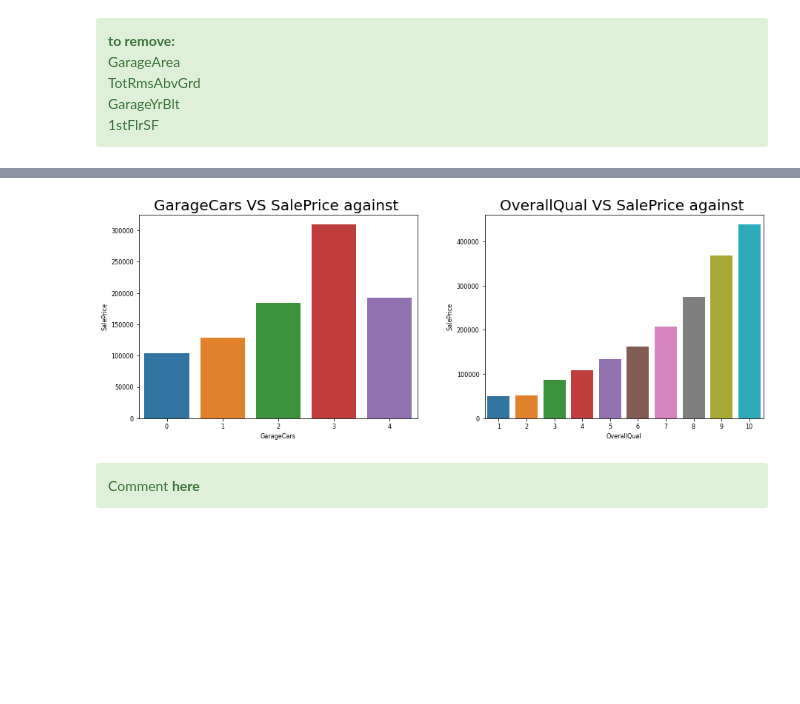
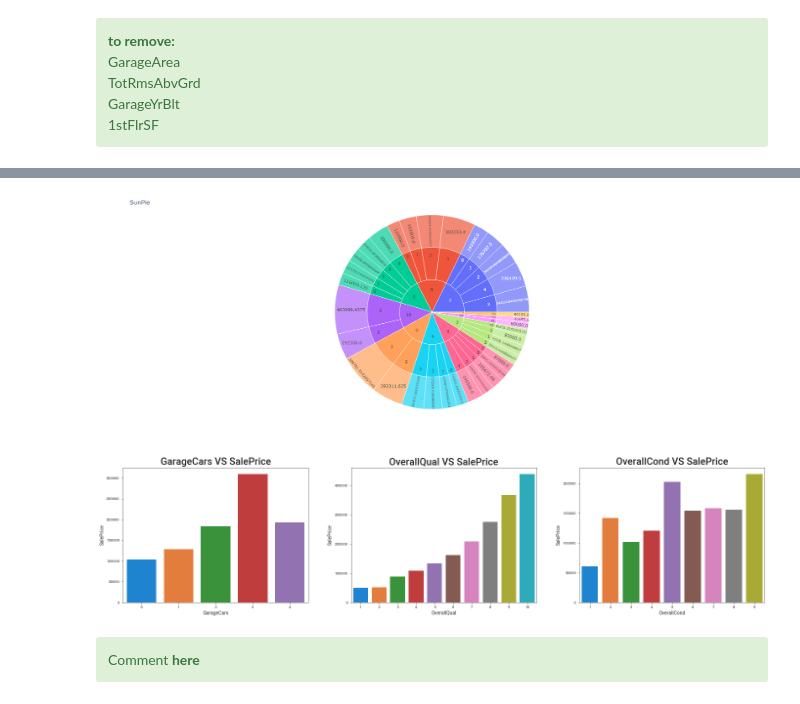
Before and after one commit to amiryorav/JupiterLab, a Jupyter notebook: Afeka/1st Semester/Open Source Course/Final Project/Final Project.ipynb, the cells around one changed output, grey strips where cells are left out. Saved outputs shown, nothing was run; the diff lists cells and outputs as text; code cells hidden in the pictures; blank space fills up the shorter version.

```diff
--- a/Afeka/1st Semester/Open Source Course/Final Project/Final Project.ipynb
+++ b/Afeka/1st Semester/Open Source Course/Final Project/Final Project.ipynb
@@ -428,3 +527,9 @@ plt.show()
+# %%
+fig = px.sunburst(sun_df, path=['OverallQual', 'GarageCars', 'SalePrice' ], values=sun_df['SalePrice'])
+fig.update_layout(height=700, width=700, title_text="SunPie")
+fig.show()
+# %% [output]
+[figure, added]
 # %%
 # plot_bars for corr_predictors
 def plot_bars(predictor_names):
@@ -434,15 +539,15 @@ def plot_bars(predictor_names):
         grouped = train_data.groupby(predictor)['SalePrice'].mean().reset_index()
         plt.subplot(2,3,count)
         ax = sns.barplot(x = grouped[predictor], y = grouped['SalePrice'])
-        plt.title(predictor + " VS SalePrice against ", fontdict={'fontsize': 20})
+        plt.title(predictor + " VS SalePrice", fontdict={'fontsize': 20})
 
     plt.tight_layout(pad=4.0)
     plt.show()
 # %%
-bar_predictors = ['GarageCars', 'OverallQual']
+bar_predictors = ['GarageCars', 'OverallQual', 'OverallCond']
 plot_bars(bar_predictors)
 # %% [output]
-[figure, old version]
+[figure, new version]
 # %% [markdown]
 <div class="alert alert-block alert-success">
 Comment <strong>here</strong>
```
Also changed, not shown: parts of 27 cells of this notebook, 9 other files.
